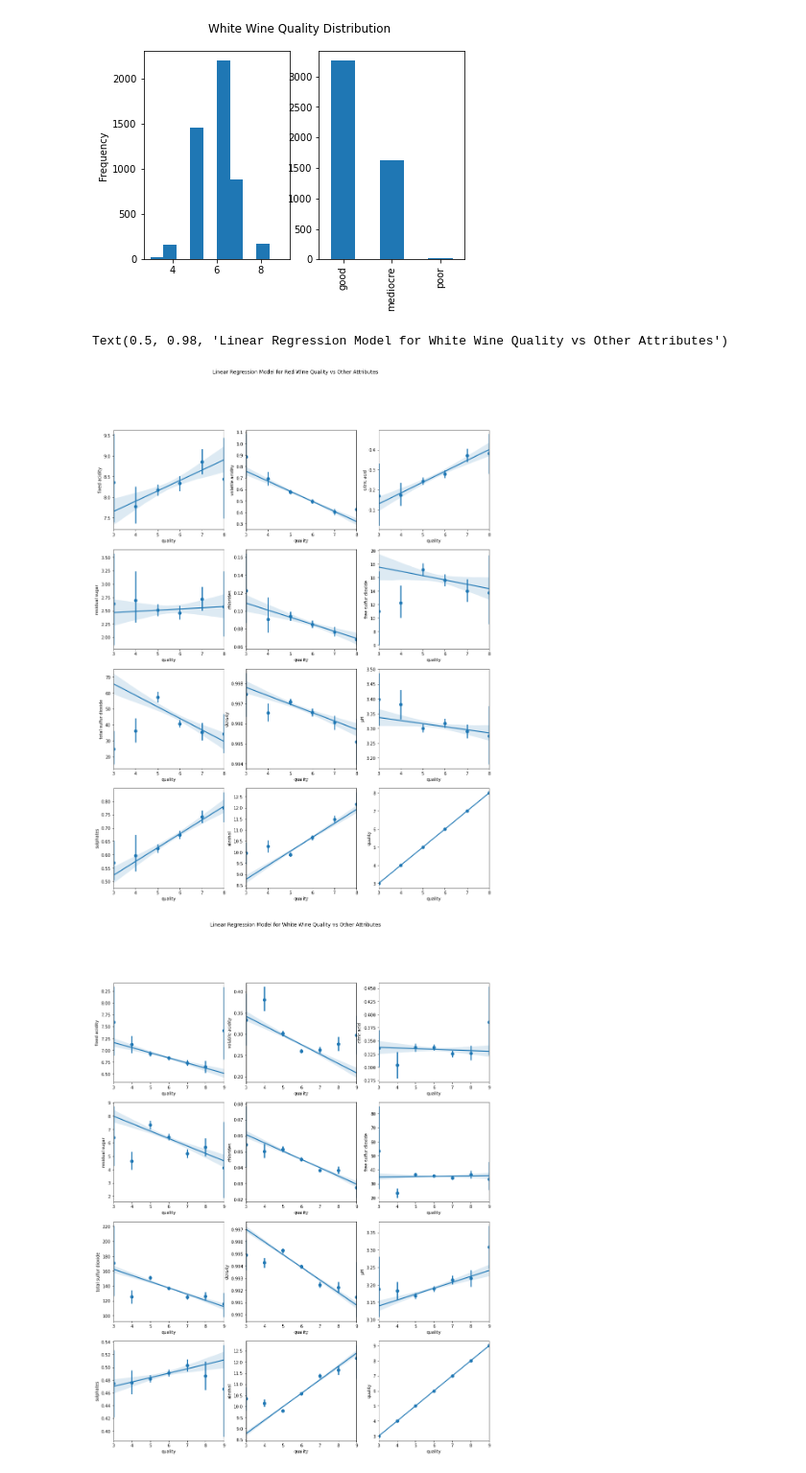
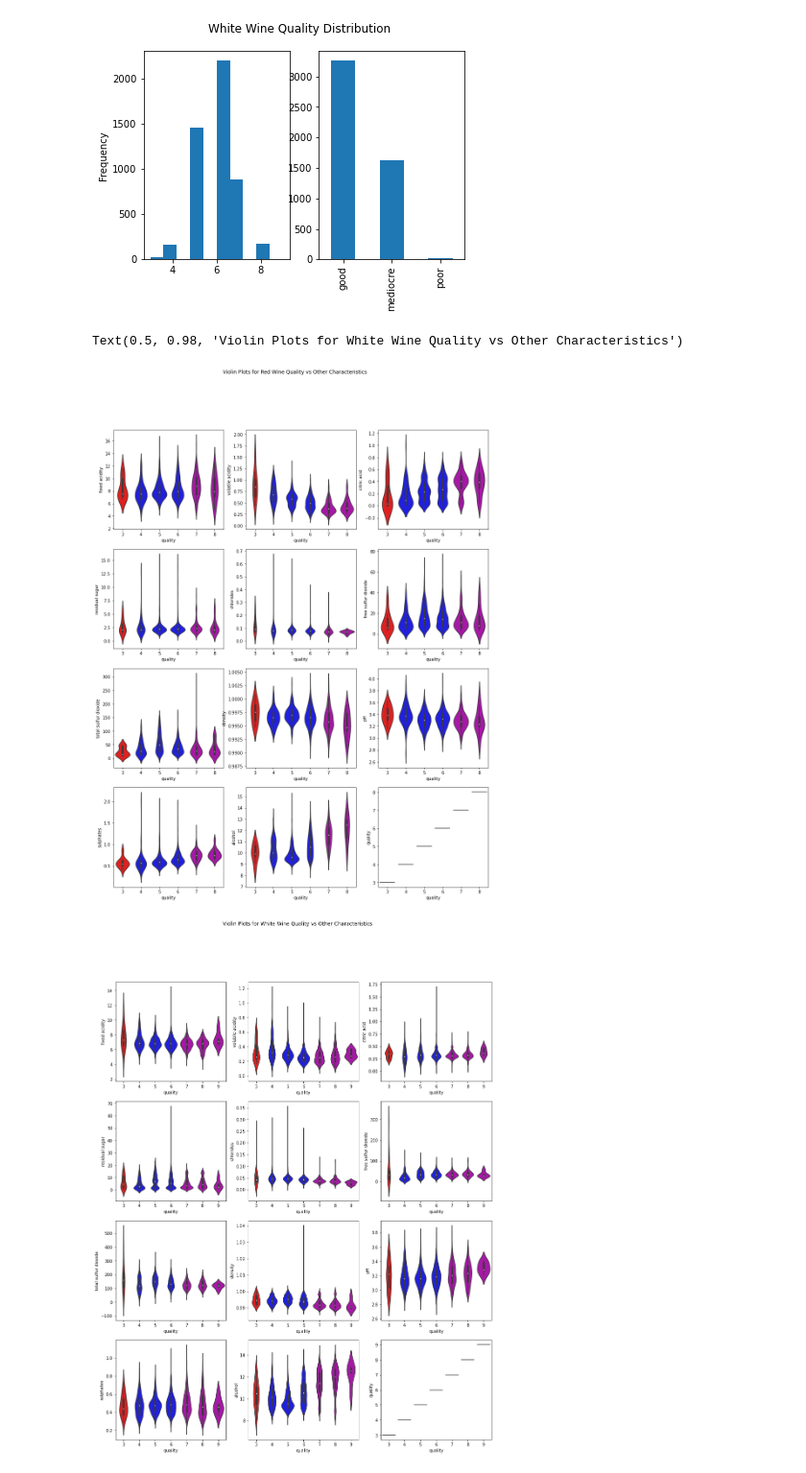
Before and after one commit to IntegratedY/Red-White-Wine, a Jupyter notebook: White Red Wine.ipynb, the cells around one changed output. Shown at 96% size. Drawn from its saved outputs; the diff is of its cells as text; code cells hidden in the pictures.

```diff
--- a/White Red Wine.ipynb
+++ b/White Red Wine.ipynb
@@ -95,26 +95,36 @@ plt.show()
 [figure]
 [figure]
 # %%
+#Setting up variables to iterate through the characteristic categories in our loop creating the subplots
 col=["fixed acidity", "volatile acidity", "citric acid", "residual sugar",
        "chlorides", "free sulfur dioxide", "total sulfur dioxide", "density",
        "pH", "sulphates", "alcohol", "quality"]
+
+#Creating a color palette with poor, mediocre, and good grouped.  Poor is red, mediocre is blue, and good is magenta
+myPal = {1: "r", 2: "r", 3: "r", 4: "b", 5: "b", 6: "b", 7: "m", 8: "m", 9: "m"}
+
+#Red wine figures
+#A violin plot was chosen here to allow us to visualize not only what the values of each characteristic at
+
 
 fig, axes = plt.subplots(4, 3, figsize=(16,20))
 i=0
 for x in range(4):
     for y in range(3):
-        sns.regplot(x="quality", y=col[i], data=redWine, x_estimator=np.mean,ax=axes[x, y])
+        sns.violinplot(x="quality", y=col[i], data=redWine, ax=axes[x, y], palette=myPal)
         i+=1
-plt.suptitle('Linear Regression Model for Red Wine Quality vs Other Attributes')
+
+plt.suptitle('Violin Plots for Red Wine Quality vs Other Characteristics')
+
 
 fig, axes = plt.subplots(4, 3, figsize=(16,20))
 i=0
 for x in range(4):
     for y in range(3):
-        sns.regplot(x="quality", y=col[i], data=whiteWine, x_estimator=np.mean,ax=axes[x, y])
+        sns.violinplot(x="quality", y=col[i], data=whiteWine, ax=axes[x, y], palette=myPal)
         i+=1
-plt.suptitle('Linear Regression Model for White Wine Quality vs Other Attributes')
+plt.suptitle('Violin Plots for White Wine Quality vs Other Characteristics')
 # %% [output]
-Text(0.5, 0.98, 'Linear Regression Model for White Wine Quality vs Other Attributes')
+Text(0.5, 0.98, 'Violin Plots for White Wine Quality vs Other Characteristics')
-[figure, old version]
+[figure, new version]
-[figure, old version]
+[figure, new version]
```
Also changed, not shown: parts of 1 cell of this notebook.
